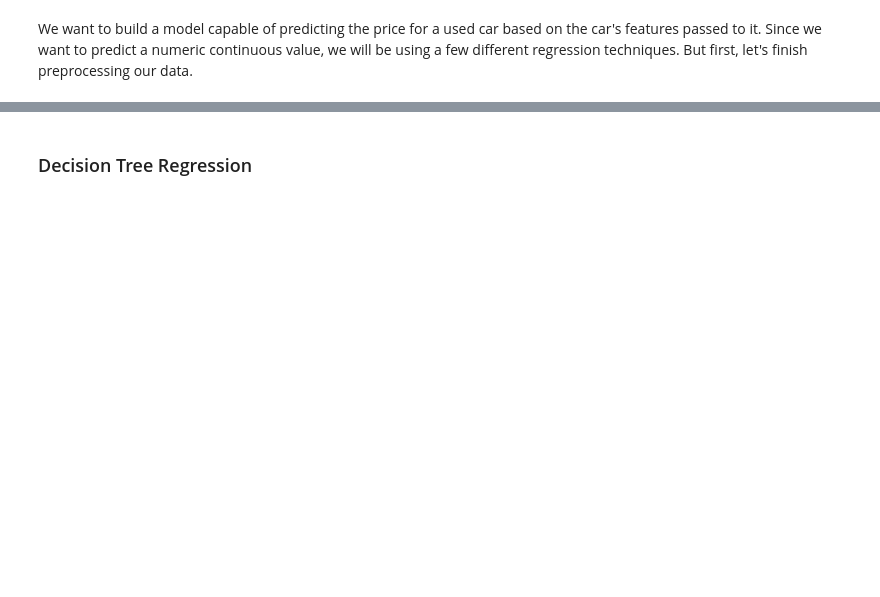
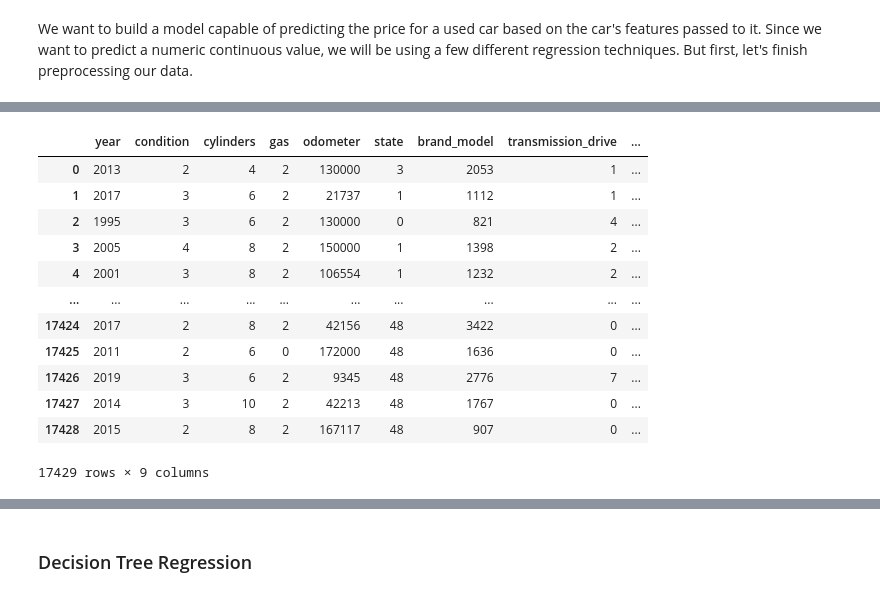
Before and after one commit to guicttram/used-cars-price-prediction, a Jupyter notebook: Price Prediction.ipynb, the cells around one changed output, grey strips where cells are left out. Saved outputs shown, nothing was run; the diff lists cells and outputs as text; code cells hidden in the pictures; blank space fills up the shorter version.

```diff
--- a/Price Prediction.ipynb
+++ b/Price Prediction.ipynb
@@ -347,0 +398,16 @@ X
+# %%
+X_copy
+# %% [output]
+|  | year | condition | cylinders | gas | odometer | state | brand_model | transmission_drive | ... |
+| 0 | 2013 | 2 | 4 | 2 | 130000 | 3 | 2053 | 1 | ... |
+| 1 | 2017 | 3 | 6 | 2 | 21737 | 1 | 1112 | 1 | ... |
+| 2 | 1995 | 3 | 6 | 2 | 130000 | 0 | 821 | 4 | ... |
+| 3 | 2005 | 4 | 8 | 2 | 150000 | 1 | 1398 | 2 | ... |
+| 4 | 2001 | 3 | 8 | 2 | 106554 | 1 | 1232 | 2 | ... |
+| ... | ... | ... | ... | ... | ... | ... | ... | ... | ... |
+| 17424 | 2017 | 2 | 8 | 2 | 42156 | 48 | 3422 | 0 | ... |
+| 17425 | 2011 | 2 | 6 | 0 | 172000 | 48 | 1636 | 0 | ... |
+| 17426 | 2019 | 3 | 6 | 2 | 9345 | 48 | 2776 | 7 | ... |
+| 17427 | 2014 | 3 | 10 | 2 | 42213 | 48 | 1767 | 0 | ... |
+| 17428 | 2015 | 2 | 8 | 2 | 167117 | 48 | 907 | 0 | ... |
+17429 rows × 9 columns
```
Also changed, not shown: parts of 26 cells of this notebook.
